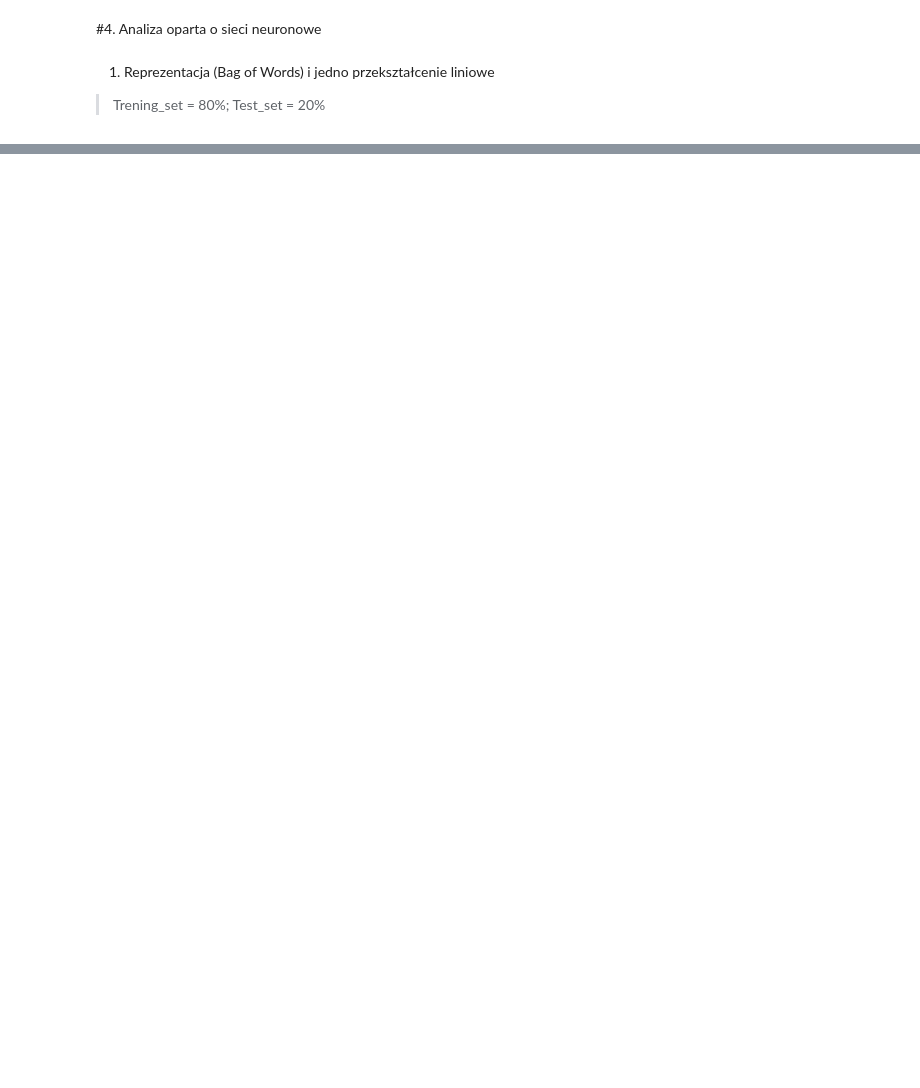
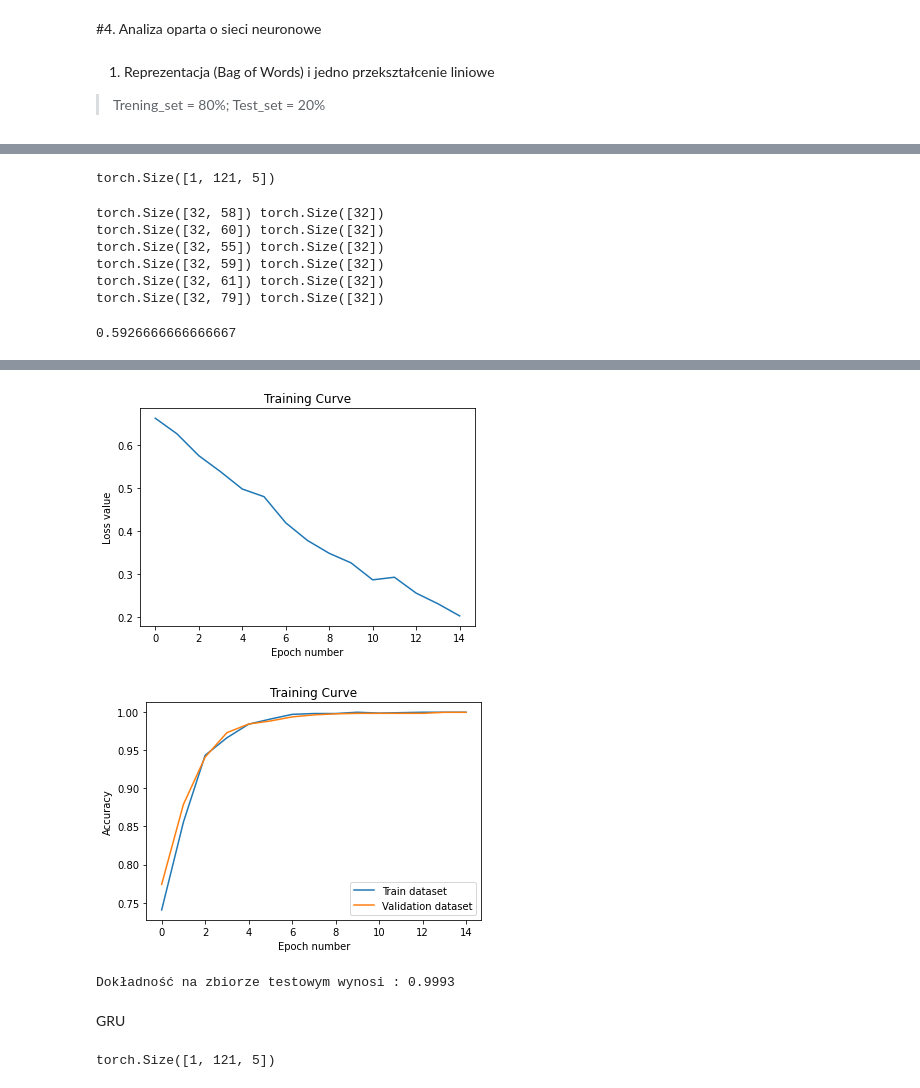
Before and after one commit to OliverAndreasHood/NLP_Final, a Jupyter notebook: NLP_Final.ipynb, the cells around one changed output, grey strips where cells are left out. Saved outputs shown, nothing was run; the diff lists cells and outputs as text; code cells hidden in the pictures; blank space fills up the shorter version.

```diff
--- a/NLP_Final.ipynb
+++ b/NLP_Final.ipynb
@@ -571,6 +730,5 @@ def get_vectors(glove_vector, revs):
 # %%
-train, valid, test = get_vectors(glove) #przygotowuje sobie dane w oparciu o gotowe embeddingi z glove
-
+train, valid, test = get_vectors(glove, a)
 
 #za kazdym razem będzie bral 200 rekordow (przy trenowaniu) i co epoke tasujemy (shuffle = True)
 train_loader = torch.utils.data.DataLoader(train, batch_size=200, shuffle=True)
@@ -579 +805,27 @@ test_loader = torch.utils.data.DataLoader(test, batch_size=200, shuffle=True)
+# %%
+import random
+
+class TBatcher:
+    def __init__(self, revs, batch_size=32, drop_last=False):
+        self.revs_by_length = {}
+        for words, label in revs:
+            wlen = words.shape[0]
+
+            if wlen not in self.revs_by_length:
+                self.revs_by_length[wlen] = []
+
+            self.revs_by_length[wlen].append((words, label),)
+
+        #DataLoader dla kazdego zbioru tweetow o tej samej dlugosci
+        self.loaders = {wlen : torch.utils.data.DataLoader(revs, batch_size=batch_size, shuffle=True, drop_last=drop_last) for wlen, revs in self.revs_by_length.items()}
+
+
+    def __iter__(self):
+        iters = [iter(loader) for loader in self.loaders.values()]
+        while iters:
+            im = random.choice(iters)
+            try:
+                yield next(im)
+            except StopIteration:
+                iters.remove(im)
 # %%
@@ -638,0 +866,2 @@ print("Final test accuracy:", get_accuracy(siec, test_loader)) #dokladnosc na zb
+# %%
+train, valid, test = get_indx(glove, a)
@@ -638,0 +879,35 @@ print("Final test accuracy:", get_accuracy(siec, test_loader)) #dokladnosc na zb
+# %%
+h0 = torch.zeros(1, 1, 5)     #początkowy stan ukryty
+c0 = torch.zeros(1, 1, 5)     #początkowy cell state, przechowuje pamiec dlugotrwala
+out, last_hidden = lstm_layer(reev_input, (h0, c0)) #drugi argument sklada sie z h0 i c0
+out.shape
+# %% [output]
+torch.Size([1, 121, 5])
+# %%
+train_TB = TBatcher(train, drop_last=True)
+
+
+for i, (revs, labels) in enumerate(train_TB):
+    if i > 5:
+        break
+    print(revs.shape, labels.shape)
+# %% [output]
+torch.Size([32, 58]) torch.Size([32])
+torch.Size([32, 60]) torch.Size([32])
+torch.Size([32, 55]) torch.Size([32])
+torch.Size([32, 59]) torch.Size([32])
+torch.Size([32, 61]) torch.Size([32])
+torch.Size([32, 79]) torch.Size([32])
+# %%
+model_lstm = T_LSTM(200, 5, 2) #model - warstwa ukryta moze miec inny wymiar
+test_loader = TBatcher(test, batch_size=64, drop_last=False)
+get_accuracy(model_lstm, test_loader)
+# %% [output]
+0.5926666666666667
+# %%
+train_loader = TBatcher(train, batch_size=64, drop_last=True)  #dane treningowe z batchem
+valid_loader = TBatcher(valid, batch_size=64, drop_last=False)  #dane walidacyjne z batchem
+# %%
+model_lstm = T_LSTM(200, 5, 2) #model - warstwa ukryta moze miec inny wymiar
+md_train(model_lstm, train_loader, valid_loader, num_epochs=15, learning_rate=2e-4)
+# %% [output]
@@ -638,0 +929,8 @@ print("Final test accuracy:", get_accuracy(siec, test_loader)) #dokladnosc na zb
+[figure, added]
+[figure, added]
+# %%
+print('Dokładność na zbiorze testowym wynosi : {:.4f}'.format(get_accuracy(model_lstm, test_loader)))
+# %% [output]
+Dokładność na zbiorze testowym wynosi : 0.9993
+# %% [markdown]
+GRU
@@ -638,0 +956,6 @@ print("Final test accuracy:", get_accuracy(siec, test_loader)) #dokladnosc na zb
+# %%
+h0 = torch.zeros(1, 1, 5)     #początkowy stan ukryty
+out, last_hidden = gru_layer(reev_input, h0)
+out.shape
+# %% [output]
+torch.Size([1, 121, 5])
```
Also changed, not shown: parts of 31 cells of this notebook.
